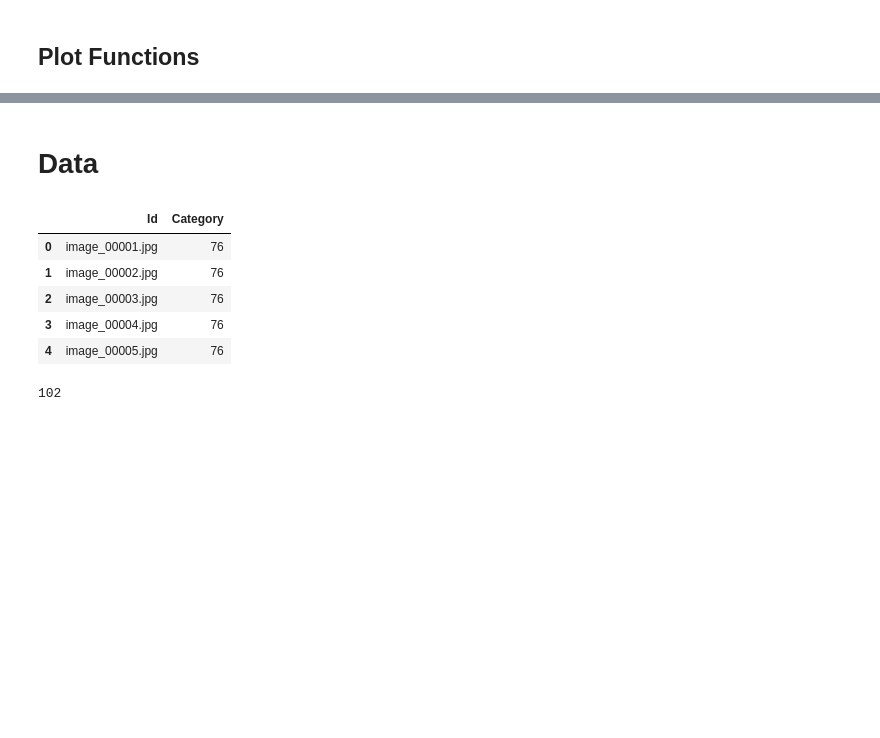
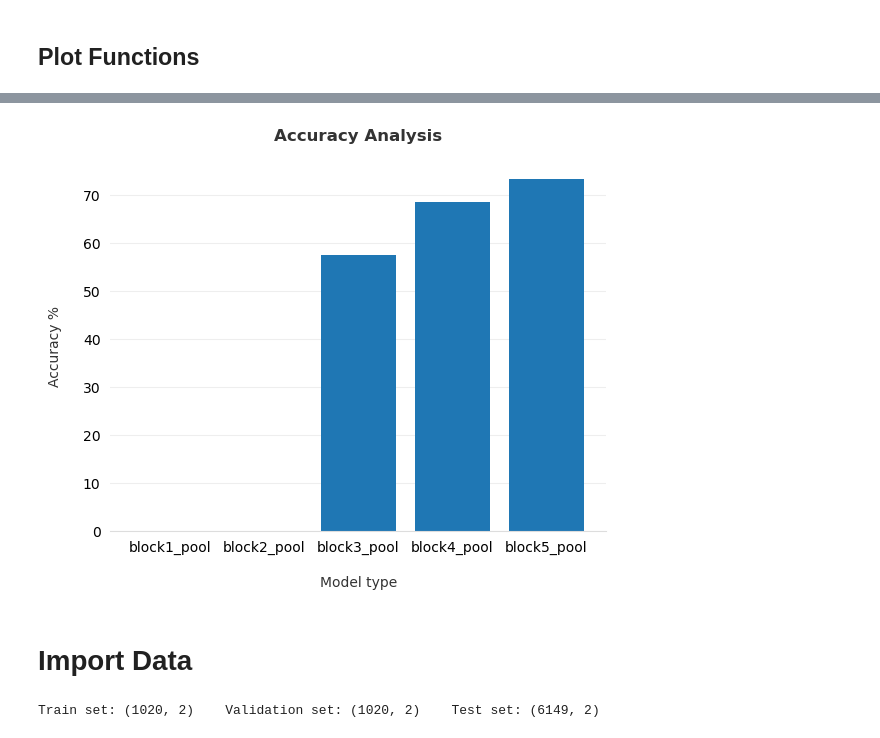
Before and after one commit to MarioAvolio/102-Category-Flower-Dataset-with-Keras, a Jupyter notebook: Flowers.ipynb, the cells around one changed output, grey strips where cells are left out. Cells and saved outputs as stored; diff of their text form; code cells hidden in the pictures; blank space fills up the shorter version.

```diff
--- a/Flowers.ipynb
+++ b/Flowers.ipynb
@@ -228,0 +247,7 @@ def plot_figure_by_class(df, class_number, path_figure = PATH_JPG):
+# %%
+def start_prediction(name_stop_layer, base_mode, x, summary=True):
+  model = Model(inputs=base_model.input, outputs=base_model.get_layer(name_stop_layer).output)
+  if summary:
+    model.summary()
+  features = model.predict(x)
+  return features
@@ -228,0 +323,6 @@ def plot_figure_by_class(df, class_number, path_figure = PATH_JPG):
+# %%
+
+# remove this comment to execute
+%%script false --no-raise-error
+saved_results = compute_transfer_learning_for_each_layer(base_model, x_train, x_test)
+print(saved_results)
@@ -229,19 +333,35 @@ def plot_figure_by_class(df, class_number, path_figure = PATH_JPG):
+# %%
+%%script false --no-raise-error
+count_box_plot(saved_results,np.array(list(saved_results.values())), "Accuracy Analysis", "Accuracy %")
+# %% [output]
+[figure, added]
 # %% [markdown]
-# Data
+# Import Data
 # %%
+# Import Dataset
+%%capture
+!tar -xvf $PATH_TAR -C '/content/'
+images = [f for f in listdir(PATH_JPG) if isfile(join(PATH_JPG, f))]
+images = sorted(images)
+
 df = pd.DataFrame()
-df['Id'] = sorted(os.listdir(PATH_JPG))
+df['Id'] = images
 df['Category'] = scipy.io.loadmat(PATH_PROJ + 'imagelabels.mat')['labels'][0] - 1
-df['Category'] = df['Category'].astype(str)
-df.head(5)
+df['Category'] = df['Category'].astype(int)
+#df.head(5)
-# %% [output]
-|  | Id | Category |
-| 0 | image_00001.jpg | 76 |
-| 1 | image_00002.jpg | 76 |
-| 2 | image_00003.jpg | 76 |
-| 3 | image_00004.jpg | 76 |
-| 4 | image_00005.jpg | 76 |
-# %%
-df['Category'].nunique()
-# %% [output]
-102
+# %%
+# Split Dataset con le rispettive label
+split = scipy.io.loadmat(PATH_PROJ + 'setid.mat')
+test_split = split["tstid"][0] - 1 # start from zero
+train_split = split["trnid"][0] - 1
+valid_split = split["valid"][0] - 1
+
+train_set = df.iloc[train_split]
+train_set['Category'].astype(int)
+test_set = df.iloc[test_split]
+test_set['Category'].astype(int)
+val_set = df.iloc[valid_split]
+val_set['Category'].astype(int)
+print("Train set:", train_set.shape, "   Validation set:", val_set.shape, "   Test set:", test_set.shape)
+# %% [output]
+Train set: (1020, 2)    Validation set: (1020, 2)    Test set: (6149, 2)
```
Also changed, not shown: parts of 32 cells of this notebook.
